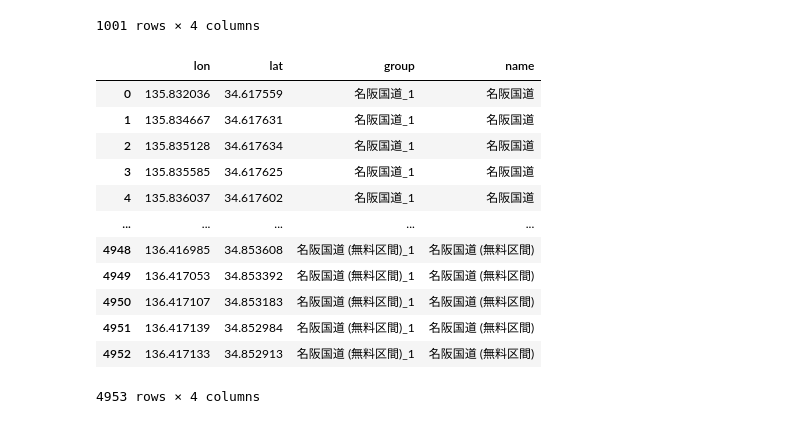
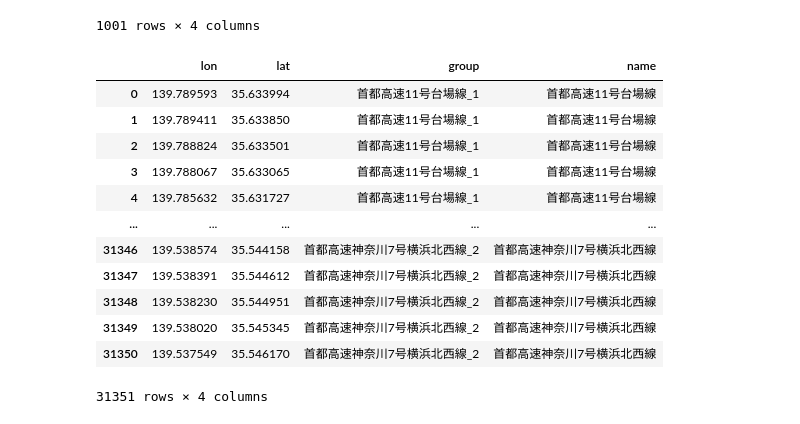
Before and after one commit to medamayakii/MapVisualization, a Jupyter notebook: map-3.ipynb, the cells around one changed output. Drawn from its saved outputs; the diff is of its cells as text; code cells hidden in the pictures.

```diff
--- a/map-3.ipynb
+++ b/map-3.ipynb
@@ -203,26 +203,27 @@ fig.show()
 # %%
 # df = gpd.read_file("data/japan-motorway.json")
 # a = df.dropna(subset="name").iloc[:,[1,2,-1]]
 # a.to_pickle("data/japan-motorway.pkl")
 
 df = gpd.GeoDataFrame(pd.read_pickle("data/japan-motorway.pkl"))
-df = df[df["name"].str.contains("名阪")]
+OBJECTIF = "首都高速"
+df = df[df["name"].str.startswith(OBJECTIF)]
 df = convert_all(df, "pandas")
 df
 # %% [output]
 |  | lon | lat | group | name |
-| 0 | 135.832036 | 34.617559 | 名阪国道_1 | 名阪国道 |
-| 1 | 135.834667 | 34.617631 | 名阪国道_1 | 名阪国道 |
-| 2 | 135.835128 | 34.617634 | 名阪国道_1 | 名阪国道 |
-| 3 | 135.835585 | 34.617625 | 名阪国道_1 | 名阪国道 |
-| 4 | 135.836037 | 34.617602 | 名阪国道_1 | 名阪国道 |
+| 0 | 139.789593 | 35.633994 | 首都高速11号台場線_1 | 首都高速11号台場線 |
+| 1 | 139.789411 | 35.633850 | 首都高速11号台場線_1 | 首都高速11号台場線 |
+| 2 | 139.788824 | 35.633501 | 首都高速11号台場線_1 | 首都高速11号台場線 |
+| 3 | 139.788067 | 35.633065 | 首都高速11号台場線_1 | 首都高速11号台場線 |
+| 4 | 139.785632 | 35.631727 | 首都高速11号台場線_1 | 首都高速11号台場線 |
 | ... | ... | ... | ... | ... |
-| 4948 | 136.416985 | 34.853608 | 名阪国道 (無料区間)_1 | 名阪国道 (無料区間) |
-| 4949 | 136.417053 | 34.853392 | 名阪国道 (無料区間)_1 | 名阪国道 (無料区間) |
-| 4950 | 136.417107 | 34.853183 | 名阪国道 (無料区間)_1 | 名阪国道 (無料区間) |
-| 4951 | 136.417139 | 34.852984 | 名阪国道 (無料区間)_1 | 名阪国道 (無料区間) |
-| 4952 | 136.417133 | 34.852913 | 名阪国道 (無料区間)_1 | 名阪国道 (無料区間) |
+| 31346 | 139.538574 | 35.544158 | 首都高速神奈川7号横浜北西線_2 | 首都高速神奈川7号横浜北西線 |
+| 31347 | 139.538391 | 35.544612 | 首都高速神奈川7号横浜北西線_2 | 首都高速神奈川7号横浜北西線 |
+| 31348 | 139.538230 | 35.544951 | 首都高速神奈川7号横浜北西線_2 | 首都高速神奈川7号横浜北西線 |
+| 31349 | 139.538020 | 35.545345 | 首都高速神奈川7号横浜北西線_2 | 首都高速神奈川7号横浜北西線 |
+| 31350 | 139.537549 | 35.546170 | 首都高速神奈川7号横浜北西線_2 | 首都高速神奈川7号横浜北西線 |
-4953 rows × 4 columns
+31351 rows × 4 columns
 # %%
 fig = px.line_mapbox(
     df,
```
Also changed, not shown: parts of 2 cells of this notebook, 4 other files.
